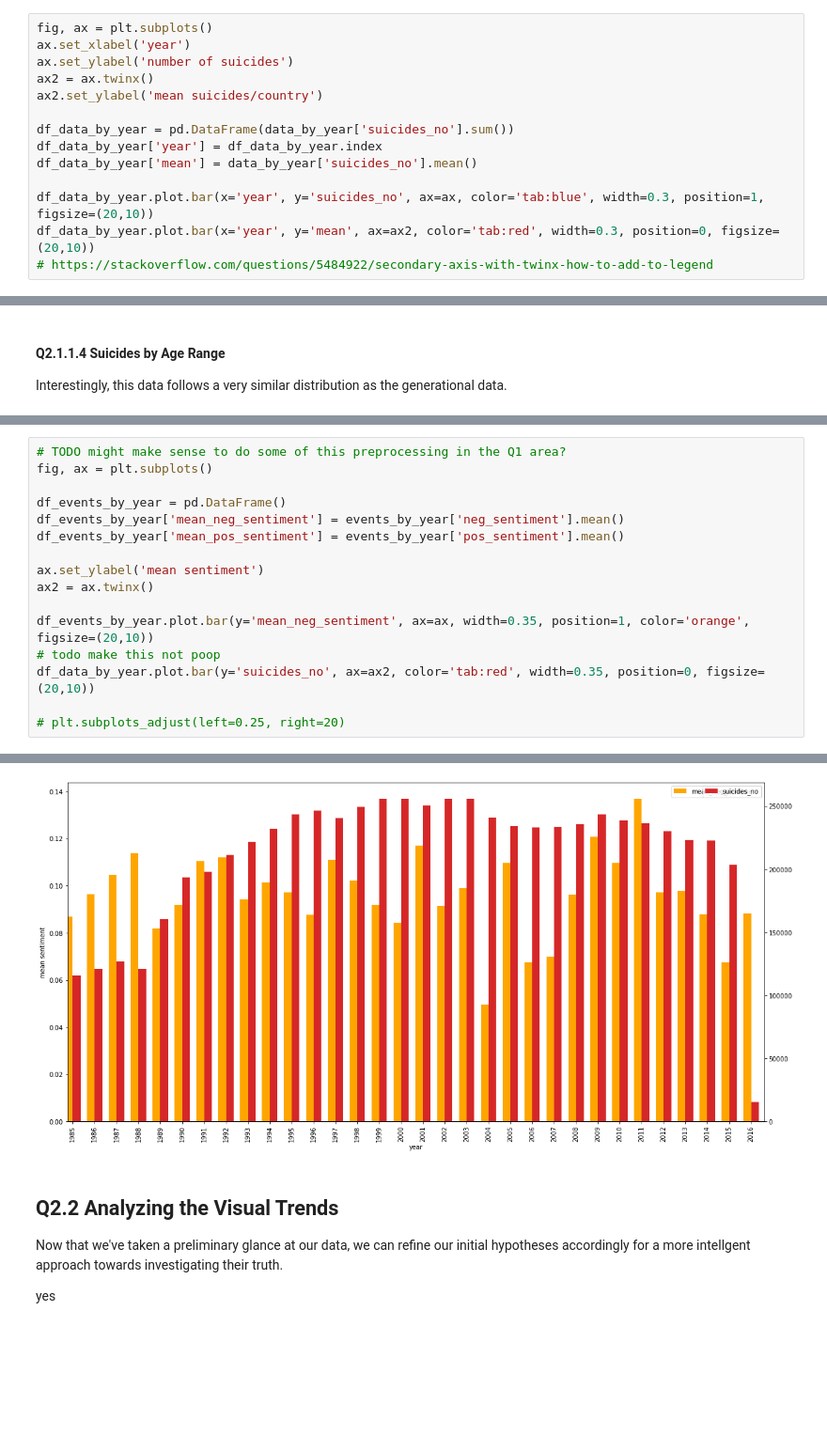
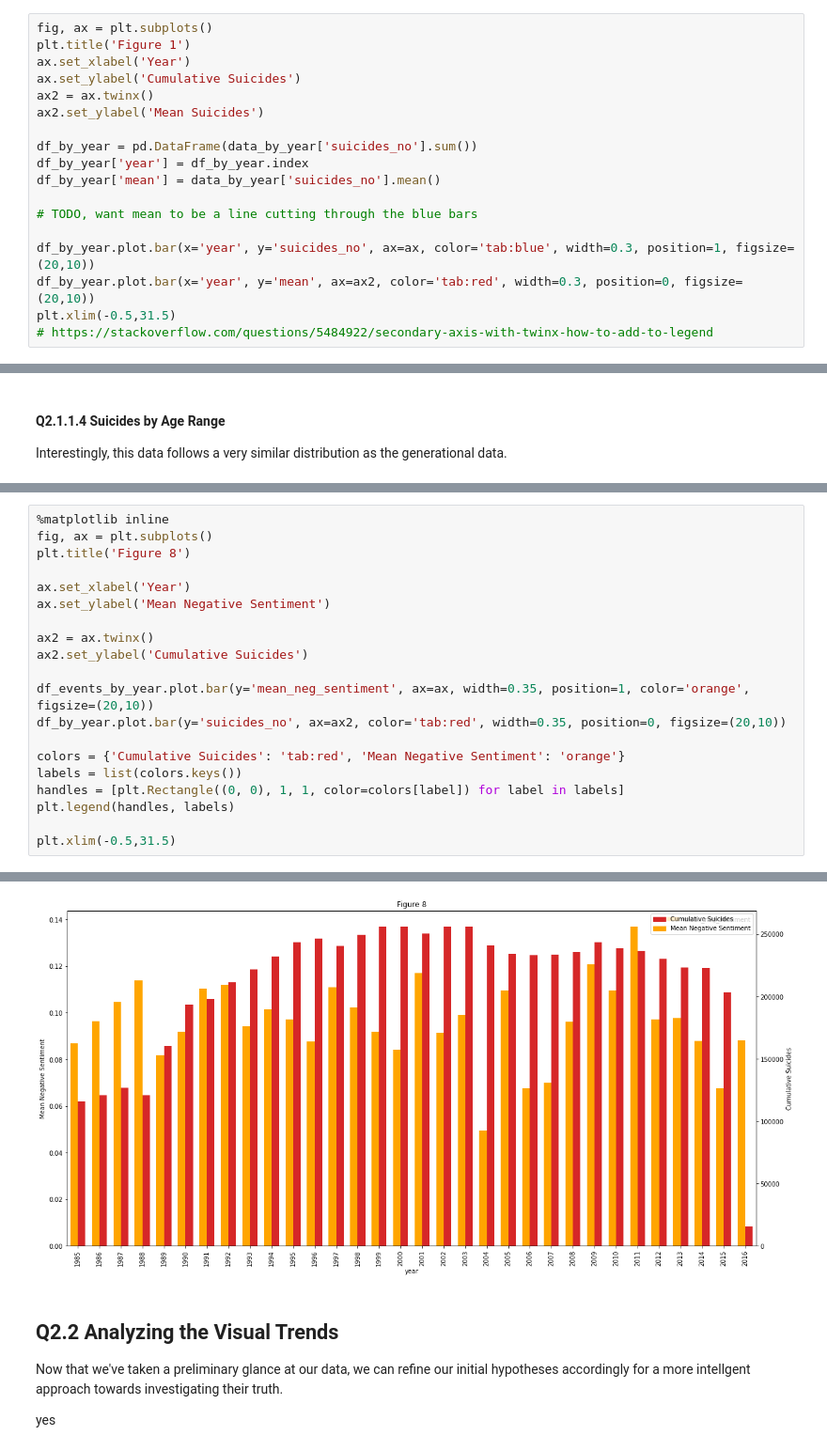
Before and after one commit to MurphyPone/CS-3654-final, a Jupyter notebook: Project2.ipynb, the cells around one changed output, grey strips where cells are left out. Shown at 94% size. Saved outputs shown, nothing was run; the diff lists cells and outputs as text; blank space fills up the shorter version.

```diff
--- a/Project2.ipynb
+++ b/Project2.ipynb
@@ -350,15 +354,19 @@ This graph shows the cumulative number of suicides in our data set as well as th
 # %%
 fig, ax = plt.subplots()
-ax.set_xlabel('year')
-ax.set_ylabel('number of suicides')
+plt.title('Figure 1')
+ax.set_xlabel('Year')
+ax.set_ylabel('Cumulative Suicides')
 ax2 = ax.twinx()
-ax2.set_ylabel('mean suicides/country')
+ax2.set_ylabel('Mean Suicides')
 
-df_data_by_year = pd.DataFrame(data_by_year['suicides_no'].sum())
-df_data_by_year['year'] = df_data_by_year.index
-df_data_by_year['mean'] = data_by_year['suicides_no'].mean()
+df_by_year = pd.DataFrame(data_by_year['suicides_no'].sum())
+df_by_year['year'] = df_by_year.index
+df_by_year['mean'] = data_by_year['suicides_no'].mean()
 
-df_data_by_year.plot.bar(x='year', y='suicides_no', ax=ax, color='tab:blue', width=0.3, position=1, figsize=(20,10))
-df_data_by_year.plot.bar(x='year', y='mean', ax=ax2, color='tab:red', width=0.3, position=0, figsize=(20,10))
+# TODO, want mean to be a line cutting through the blue bars
+
+df_by_year.plot.bar(x='year', y='suicides_no', ax=ax, color='tab:blue', width=0.3, position=1, figsize=(20,10))
+df_by_year.plot.bar(x='year', y='mean', ax=ax2, color='tab:red', width=0.3, position=0, figsize=(20,10))
+plt.xlim(-0.5,31.5)
 # https://stackoverflow.com/questions/5484922/secondary-axis-with-twinx-how-to-add-to-legend
 # %% [output]
@@ -490,17 +522,21 @@ Next we might want to compare specifically the negative sentiment to the number
 # %%
-# TODO might make sense to do some of this preprocessing in the Q1 area?
+%matplotlib inline
 fig, ax = plt.subplots()
+plt.title('Figure 8')
 
-df_events_by_year = pd.DataFrame()
-df_events_by_year['mean_neg_sentiment'] = events_by_year['neg_sentiment'].mean()
-df_events_by_year['mean_pos_sentiment'] = events_by_year['pos_sentiment'].mean()
+ax.set_xlabel('Year')
+ax.set_ylabel('Mean Negative Sentiment')
 
-ax.set_ylabel('mean sentiment')
 ax2 = ax.twinx()
+ax2.set_ylabel('Cumulative Suicides')
 
 df_events_by_year.plot.bar(y='mean_neg_sentiment', ax=ax, width=0.35, position=1, color='orange', figsize=(20,10))
-# todo make this not poop
-df_data_by_year.plot.bar(y='suicides_no', ax=ax2, color='tab:red', width=0.35, position=0, figsize=(20,10))
+df_by_year.plot.bar(y='suicides_no', ax=ax2, color='tab:red', width=0.35, position=0, figsize=(20,10))
 
-# plt.subplots_adjust(left=0.25, right=20)
+colors = {'Cumulative Suicides': 'tab:red', 'Mean Negative Sentiment': 'orange'}
+labels = list(colors.keys())
+handles = [plt.Rectangle((0, 0), 1, 1, color=colors[label]) for label in labels]
+plt.legend(handles, labels)
+
+plt.xlim(-0.5,31.5)
 # %% [output]
@@ -508,4 +544,4 @@ df_data_by_year.plot.bar(y='suicides_no', ax=ax2, color='tab:red', width=0.35, p
-[figure, old version]
+[figure, new version]
 # %% [markdown]
 ## Q2.2 Analyzing the Visual Trends
 
```
Also changed, not shown: parts of 31 cells of this notebook.
